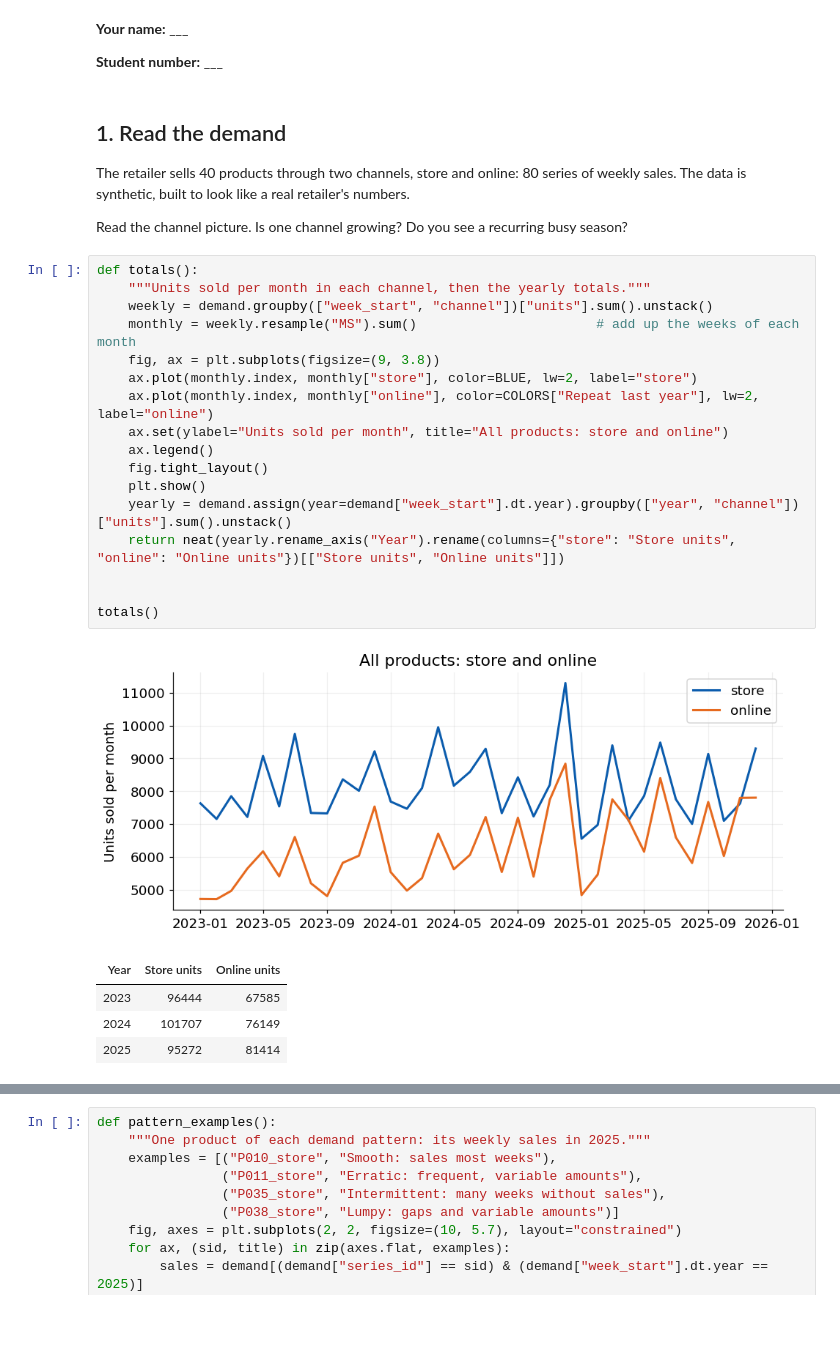
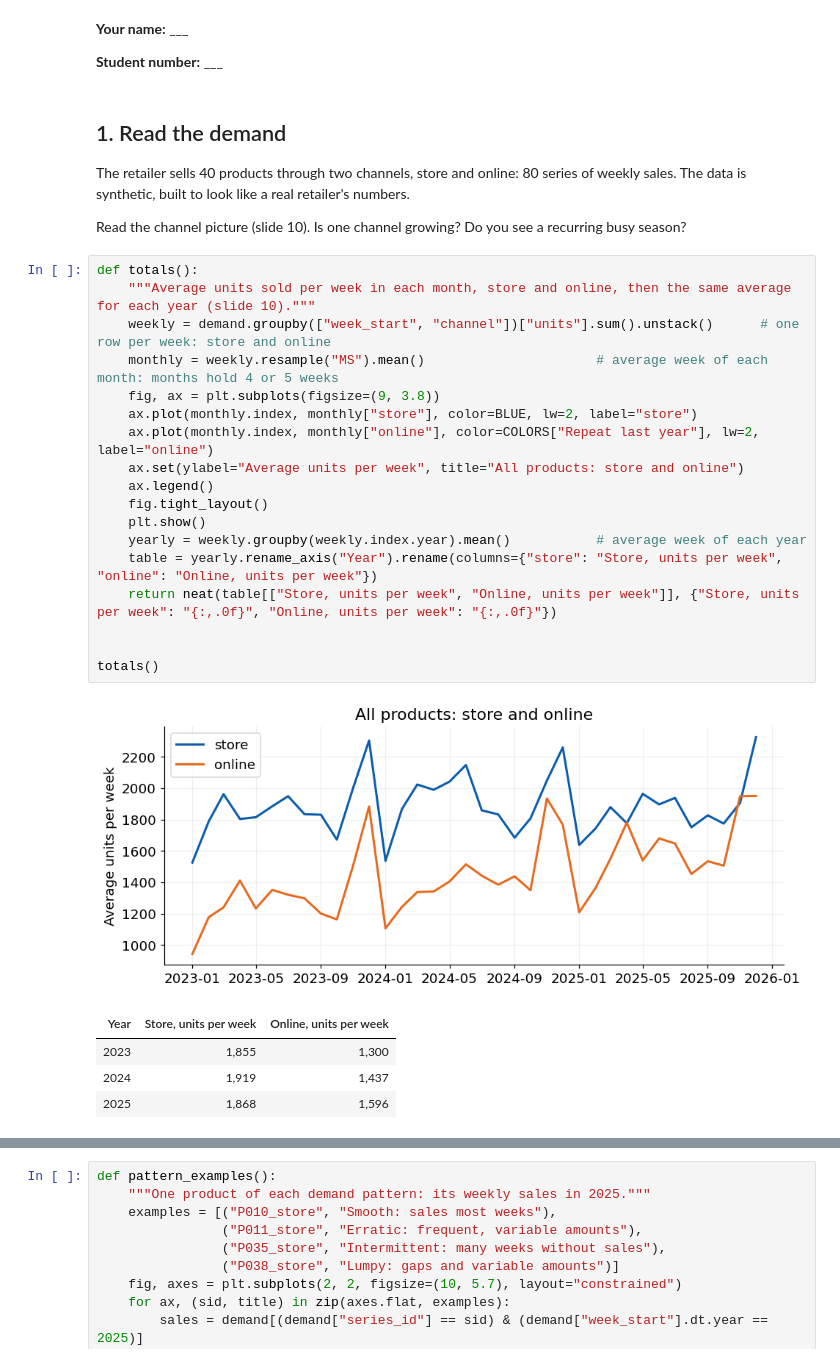
Before and after one commit to FH-Prevail/jku_course, a Jupyter notebook: notebooks/1_see_and_forecast.ipynb, the cells around one changed output, grey strips where cells are left out. Drawn from its saved outputs; the diff is of its cells as text; blank space fills up the shorter version.

Commit message:
Notebooks repeat the slide evidence the tasks lean on: season, promotions, z table

```diff
--- a/notebooks/1_see_and_forecast.ipynb
+++ b/notebooks/1_see_and_forecast.ipynb
@@ -94,27 +94,28 @@ The forecasts were computed in advance, using only what was known at each foreca
 
 The retailer sells 40 products through two channels, store and online: 80 series of weekly sales. The data is synthetic, built to look like a real retailer's numbers.
 
-Read the channel picture. Is one channel growing? Do you see a recurring busy season?
+Read the channel picture (slide 10). Is one channel growing? Do you see a recurring busy season?
 # %%
 def totals():
-    """Units sold per month in each channel, then the yearly totals."""
-    weekly = demand.groupby(["week_start", "channel"])["units"].sum().unstack()
-    monthly = weekly.resample("MS").sum()                       # add up the weeks of each month
+    """Average units sold per week in each month, store and online, then the same average for each year (slide 10)."""
+    weekly = demand.groupby(["week_start", "channel"])["units"].sum().unstack()      # one row per week: store and online
+    monthly = weekly.resample("MS").mean()                      # average week of each month: months hold 4 or 5 weeks
     fig, ax = plt.subplots(figsize=(9, 3.8))
     ax.plot(monthly.index, monthly["store"], color=BLUE, lw=2, label="store")
     ax.plot(monthly.index, monthly["online"], color=COLORS["Repeat last year"], lw=2, label="online")
-    ax.set(ylabel="Units sold per month", title="All products: store and online")
+    ax.set(ylabel="Average units per week", title="All products: store and online")
     ax.legend()
     fig.tight_layout()
     plt.show()
-    yearly = demand.assign(year=demand["week_start"].dt.year).groupby(["year", "channel"])["units"].sum().unstack()
-    return neat(yearly.rename_axis("Year").rename(columns={"store": "Store units", "online": "Online units"})[["Store units", "Online units"]])
+    yearly = weekly.groupby(weekly.index.year).mean()           # average week of each year
+    table = yearly.rename_axis("Year").rename(columns={"store": "Store, units per week", "online": "Online, units per week"})
+    return neat(table[["Store, units per week", "Online, units per week"]], {"Store, units per week": "{:,.0f}", "Online, units per week": "{:,.0f}"})
 
 
 totals()
 # %% [output]
-[figure, old version]
+[figure, new version]
-| Year | Store units | Online units |
-| 2023 | 96444 | 67585 |
-| 2024 | 101707 | 76149 |
-| 2025 | 95272 | 81414 |
+| Year | Store, units per week | Online, units per week |
+| 2023 | 1,855 | 1,300 |
+| 2024 | 1,919 | 1,437 |
+| 2025 | 1,868 | 1,596 |
```
Also changed, not shown: parts of 6 cells of this notebook, 4 other files.
